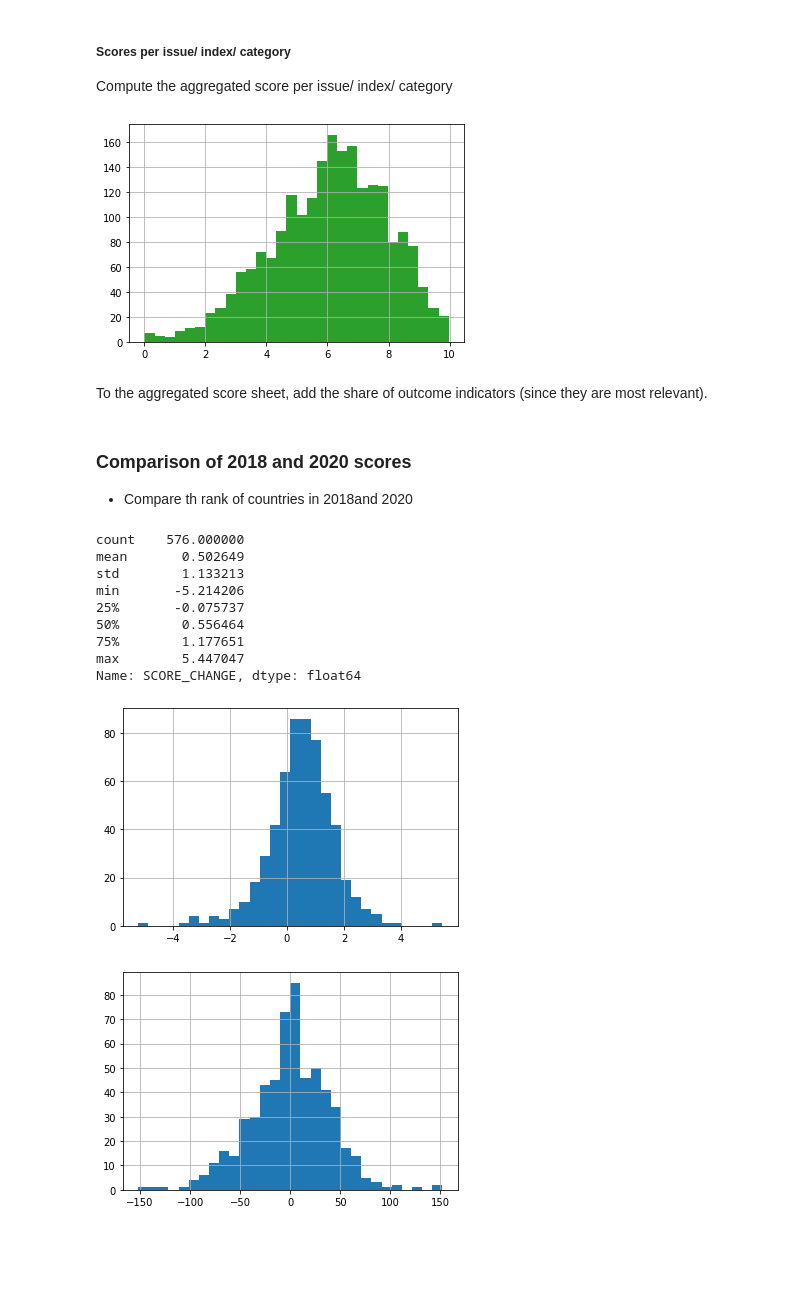
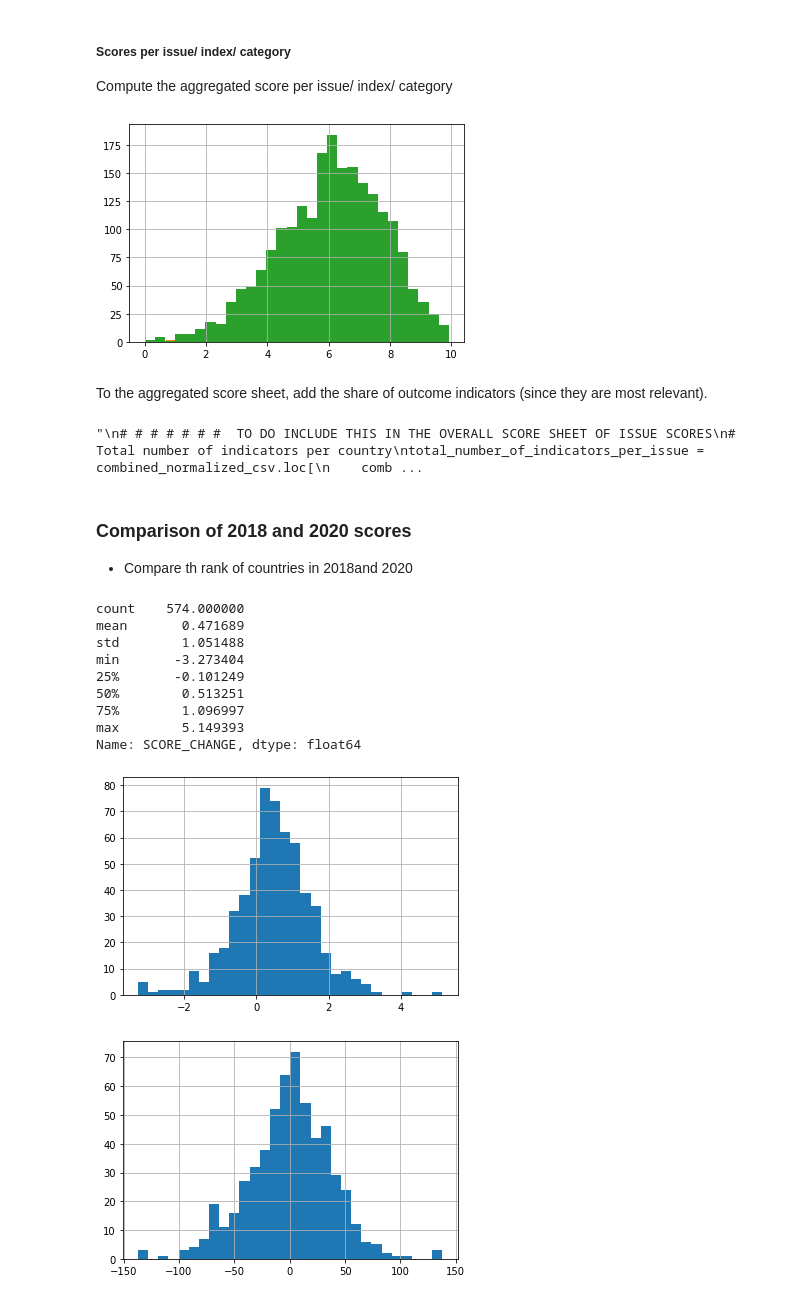
Before and after one commit to m-g-d-c/crba-etl, a Jupyter notebook: validation_eda.ipynb, the cells around one changed output. Cells and saved outputs as stored; diff of their text form; code cells hidden in the pictures; blank space fills up the shorter version.

```diff
--- a/validation_eda.ipynb
+++ b/validation_eda.ipynb
@@ -73,6 +75,14 @@ data_sources_normalized.mkdir(parents=True, exist_ok=True)
 # Folder to export validation results
 validation_and_analysis = cwd / 'data_out' / 'data_validation'
 validation_and_analysis.mkdir(parents=True, exist_ok=True)
+
+# Results of Aggregation: Flat approach
+aggregation_flat = cwd / 'data_out' / 'data_validation' / 'aggregation_flat_approach'
+aggregation_flat.mkdir(parents=True, exist_ok=True)
+
+# Results of Aggregation: Hierarchy approach
+aggregation_hierarchy = cwd / 'data_out' / 'data_validation' / 'aggregation_hierarchy_approach'
+aggregation_hierarchy.mkdir(parents=True, exist_ok=True)
 # %% [markdown]
 ## Load country list and mapping dictionary
 # %%
@@ -113,0 +128,5 @@ combined_normalized_csv = pd.read_csv(
+# %%
+# Developmnt temp: create dataframe with 'weighting'
+weighted_combined_csv = combined_normalized_csv.append(
+    combined_normalized_csv.loc[combined_normalized_csv['INDICATOR_CATEGORY'] == 'Outcome']
+)
@@ -113,0 +135,8 @@ combined_normalized_csv = pd.read_csv(
+# %%
+# Developmnt temp: create dataframe with 'weighting'
+out_and_enfo_weighted_combined_csv = combined_normalized_csv.append(
+    combined_normalized_csv.loc[
+        (combined_normalized_csv['INDICATOR_CATEGORY'] == 'Outcome') |
+        (combined_normalized_csv['INDICATOR_CATEGORY'] == 'Enforcement')
+                               ]
+)
@@ -523,7 +548,13 @@ dimension_list = [
 
 for element in dimension_list:
     # Subset to relevant dimension
-    dataframe_score = combined_normalized_csv.loc[:, [element,'COUNTRY_ISO_3', 'SCALED_OBS_VALUE']].groupby(by = [element,'COUNTRY_ISO_3'], as_index= False).mean()
+    dataframe_score = combined_normalized_csv.loc[
+        combined_normalized_csv['COUNTRY_ISO_3'] != 'XKX',
+        [element,'COUNTRY_ISO_3', 'SCALED_OBS_VALUE']
+    ].groupby(
+        by = [element,'COUNTRY_ISO_3'],
+        as_index= False
+    ).mean()
 
     # Get back country_name (could not be include in group by)
     dataframe_score = dataframe_score.merge(
@@ -544,9 +575,9 @@ for element in dimension_list:
     dataframe_score.loc[:, (element + '_SCORE')].hist(bins = 30)
 
     # save fgure
-    plt.savefig(validation_and_analysis / ('distribution_' + element + '_country_scores.png'))
+    plt.savefig(aggregation_flat / ('distribution_' + element + '_country_scores.png'))
 # %% [output]
-[figure, old version]
+[figure, new version]
 # %% [markdown]
 To the aggregated score sheet, add the share of outcome indicators (since they are most relevant).
 # %%
@@ -659,6 +690,7 @@ for element in aggregated_score_spec_list:
         sep = ';'
     )
 # %%
+"""
 # # # # # # #  TO DO INCLUDE THIS IN THE OVERALL SCORE SHEET OF ISSUE SCORES
 # Total number of indicators per country
 total_number_of_indicators_per_issue = combined_normalized_csv.loc[
@@ -731,7 +763,11 @@ temp = total_number_of_indicators_per_issue.merge(
 # Calculate percentage
 temp[
     'OUTCOME_INDICATORS_SHARE_INDEX'
-] = round(temp['TOTAL_NUMBER_OF_INDICATORS_IN_ISSUE'] / temp['TOTAL_NUMBER_OF_OUTCOME_INDICATORS_IN_ISSUE'] * 100, 2) # HERE
+] = round(temp['TOTAL_NUMBER_OF_INDICATORS_IN_ISSUE'] / temp['TOTAL_NUMBER_OF_OUTCOME_INDICATORS_IN_ISSUE'] * 100, 2)
+
+"""
+# %% [output]
+"\n# # # # # # #  TO DO INCLUDE THIS IN THE OVERALL SCORE SHEET OF ISSUE SCORES\n# Total number of indicators per country\ntotal_number_of_indicators_per_issue = combined_normalized_csv.loc[\n    comb ...
 # %% [markdown]
 ### Comparison of 2018 and 2020 scores
 
@@ -763,7 +799,7 @@ index_parameter_list = [#workplace
 for index in index_parameter_list:
     # read file
     df = pd.read_excel(
-        cwd / 'data_out'  / 'Nov 2018 - Full global release' / index[0],
+        cwd / 'data_in'  / 'Nov 2018 - Full global release' / index[0],
         sheet_name = 'Analysis sheet'
     )
 
@@ -795,7 +831,7 @@ for index in index_parameter_list:
 # %%
 # Merge 2018 and 2019 data
 crba_2020_scores = pd.read_csv(
-    validation_and_analysis / 'INDICATOR_INDEX_score_country_ranking.csv',
+    aggregation_flat / 'INDICATOR_INDEX_score_country_ranking.csv',
     sep = ';'
 )
 
@@ -816,43 +852,43 @@ index_scores_2018_2020['CRBA_2018_INDEX_SCORE'] = index_scores_2018_2020['CRBA_2
 index_scores_2018_2020['INDICATOR_INDEX_SCORE'] = index_scores_2018_2020['INDICATOR_INDEX_SCORE'].astype(float)
 
 
 # Add rank 2018
 index_scores_2018_2020['RANK_2018'] = index_scores_2018_2020.loc[:, ['INDICATOR_INDEX', 'CRBA_2018_INDEX_SCORE']].groupby(['INDICATOR_INDEX'], as_index=True).rank(axis=0, method='dense', ascending=False)
 
 # Add rank 2020
 index_scores_2018_2020['RANK_2020'] = index_scores_2018_2020.loc[:, ['INDICATOR_INDEX', 'INDICATOR_INDEX_SCORE']].groupby(['INDICATOR_INDEX'], as_index=True).rank(axis=0, method='dense', ascending=False)
 
 # Calculate change of rank from 2018 to 2020
 index_scores_2018_2020['RANK_CHANGE'] = index_scores_2018_2020['RANK_2018'] - index_scores_2018_2020['RANK_2020']
 
 # Save dataframe
 index_scores_2018_2020.to_csv(
-    validation_and_analysis / 'index_scores_comparison_2018_2020.csv',
+    aggregation_flat / 'index_scores_comparison_2018_2020_flat_approach.csv',
     sep=';'
 )
 
 # Visualize the distributon of score changes
 index_scores_2018_2020.loc[:, 'SCORE_CHANGE'].hist(bins = 30)
 
 # save fgure
-plt.savefig(validation_and_analysis / 'index_score_change_distriution')
+plt.savefig(aggregation_flat / 'index_score_change_distriution')
 plt.show()
 
 
 # Visualize the distributon of rank changes
 index_scores_2018_2020.loc[:, 'RANK_CHANGE'].hist(bins = 30)
 
 # save fgure
-plt.savefig(validation_and_analysis / 'index_rank_change_distriution')
+plt.savefig(aggregation_flat / 'index_rank_change_distriution')
 # %% [output]
-count    576.000000
-mean       0.502649
-std        1.133213
-min       -5.214206
-25%       -0.075737
-50%        0.556464
-75%        1.177651
-max        5.447047
+count    574.000000
+mean       0.471689
+std        1.051488
+min       -3.273404
+25%       -0.101249
+50%        0.513251
+75%        1.096997
+max        5.149393
 Name: SCORE_CHANGE, dtype: float64
-[figure, old version]
+[figure, new version]
-[figure, old version]
+[figure, new version]
```
Also changed, not shown: parts of 33 cells of this notebook.
